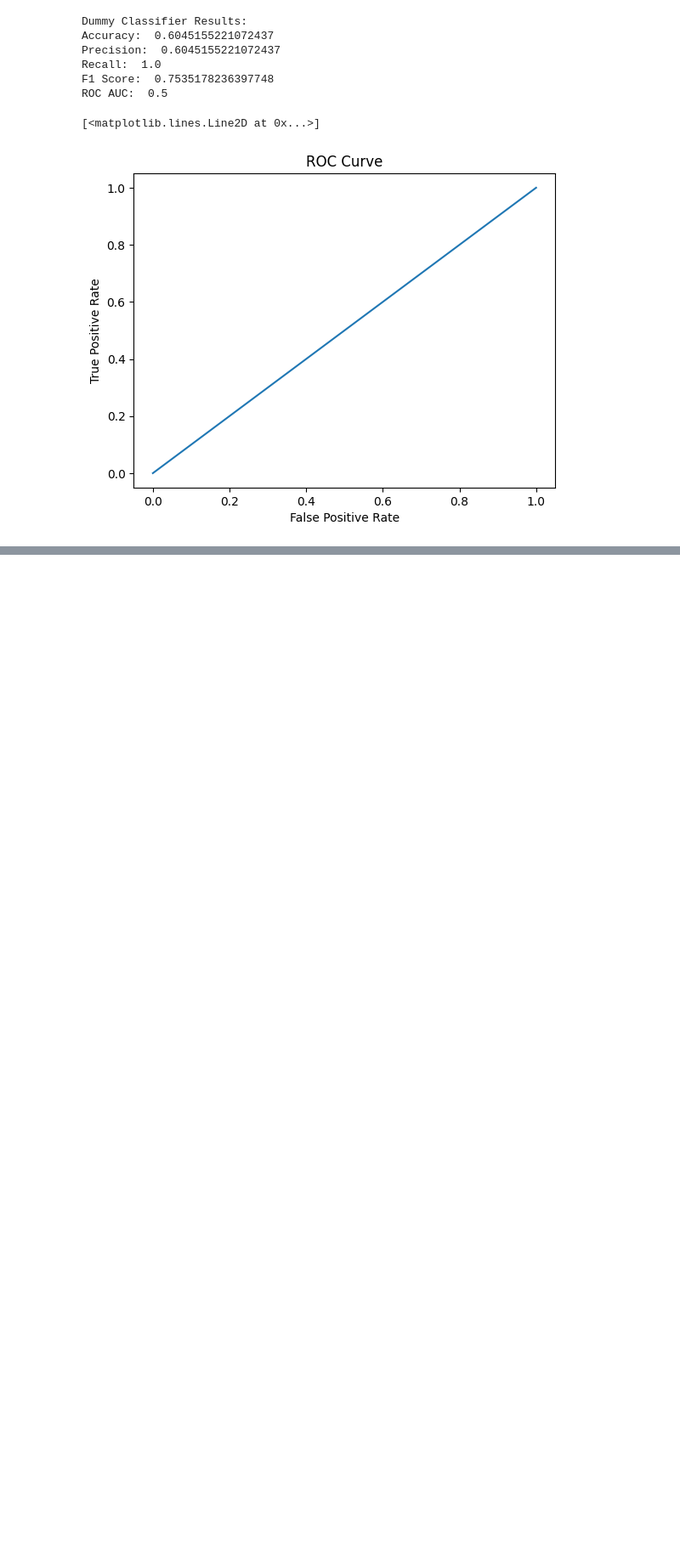
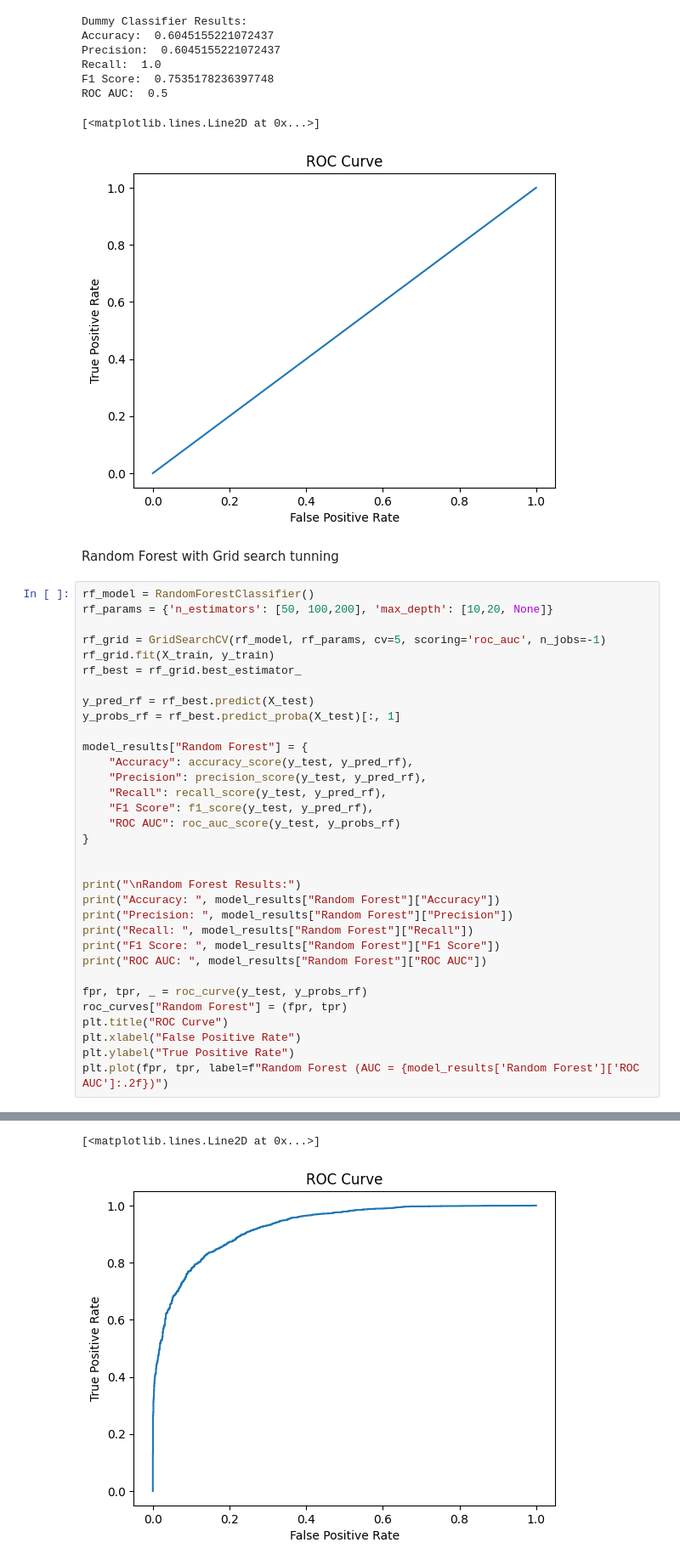
Before and after one commit to zahra-ynp/Intro-to-ML-Project, a Jupyter notebook: main.ipynb, the cells around one changed output, grey strips where cells are left out. Shown: that part at 85% size. Saved outputs shown, nothing was run; the diff lists cells and outputs as text; blank space fills up the shorter version.

Commit message:
Random Forest

```diff
--- a/main.ipynb
+++ b/main.ipynb
@@ -229,3 +245,39 @@ F1 Score:  0.7535178236397748
 ROC AUC:  0.5
 [<matplotlib.lines.Line2D at 0x...>]
 [figure]
+# %% [markdown]
+Random Forest with Grid search tunning
+# %%
+rf_model = RandomForestClassifier()
+rf_params = {'n_estimators': [50, 100,200], 'max_depth': [10,20, None]}
+
+rf_grid = GridSearchCV(rf_model, rf_params, cv=5, scoring='roc_auc', n_jobs=-1)
+rf_grid.fit(X_train, y_train)
+rf_best = rf_grid.best_estimator_
+
+y_pred_rf = rf_best.predict(X_test)
+y_probs_rf = rf_best.predict_proba(X_test)[:, 1]
+
+model_results["Random Forest"] = {
+    "Accuracy": accuracy_score(y_test, y_pred_rf),
+    "Precision": precision_score(y_test, y_pred_rf),
+    "Recall": recall_score(y_test, y_pred_rf),
+    "F1 Score": f1_score(y_test, y_pred_rf),
+    "ROC AUC": roc_auc_score(y_test, y_probs_rf)
+}
+
+
+print("\nRandom Forest Results:")
+print("Accuracy: ", model_results["Random Forest"]["Accuracy"])
+print("Precision: ", model_results["Random Forest"]["Precision"])
+print("Recall: ", model_results["Random Forest"]["Recall"])
+print("F1 Score: ", model_results["Random Forest"]["F1 Score"])
+print("ROC AUC: ", model_results["Random Forest"]["ROC AUC"])
+
+fpr, tpr, _ = roc_curve(y_test, y_probs_rf)
+roc_curves["Random Forest"] = (fpr, tpr)
+plt.title("ROC Curve")
+plt.xlabel("False Positive Rate")
+plt.ylabel("True Positive Rate")
+plt.plot(fpr, tpr, label=f"Random Forest (AUC = {model_results['Random Forest']['ROC AUC']:.2f})")
+# %% [output]
@@ -231,0 +290,2 @@ ROC AUC:  0.5
+[<matplotlib.lines.Line2D at 0x...>]
+[figure, added]
```
Also changed, not shown: parts of 2 cells of this notebook.
